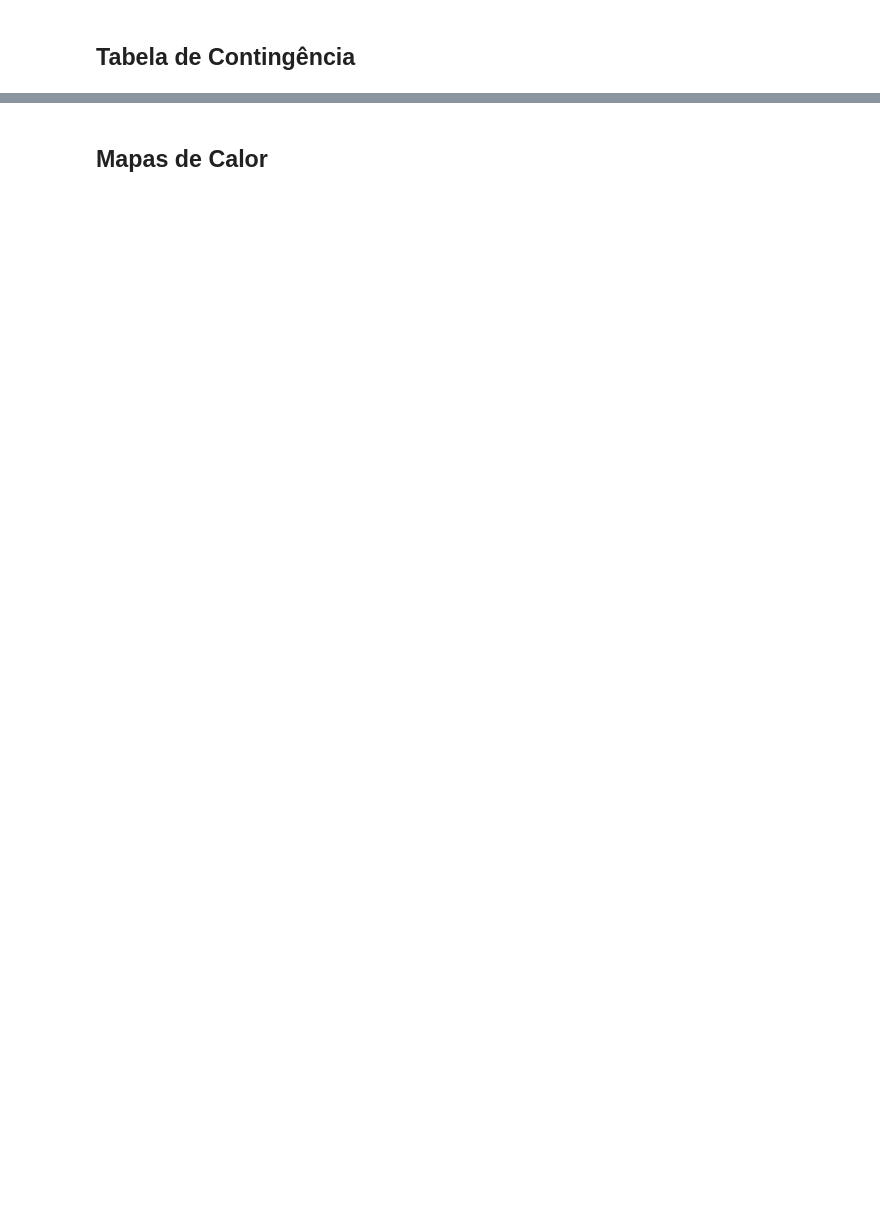
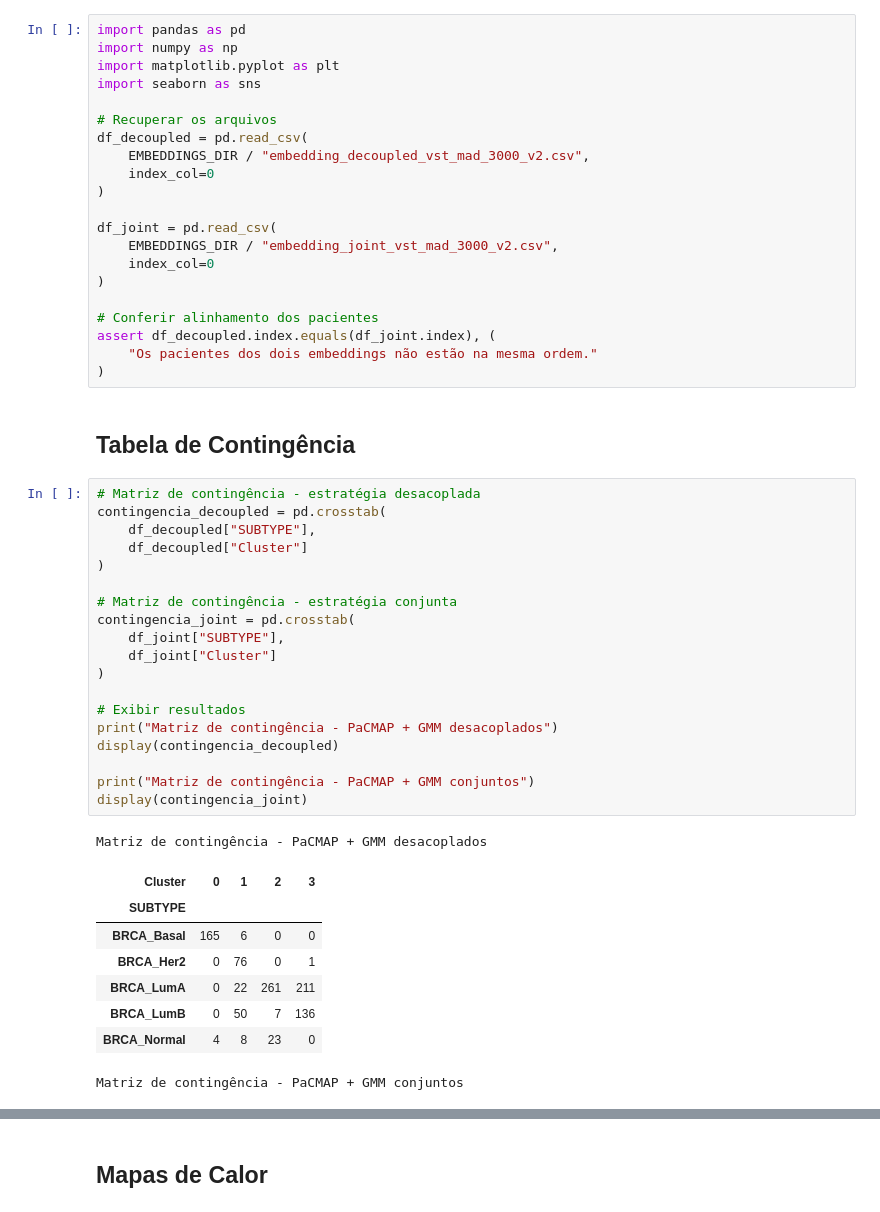
Before and after one commit to Tanigava/Disserta-o, a Jupyter notebook: notebooks/comparação.ipynb, the cells around one changed output, grey strips where cells are left out. Saved outputs shown, nothing was run; the diff lists cells and outputs as text; blank space fills up the shorter version.

```diff
--- a/notebooks/comparação.ipynb
+++ b/notebooks/comparação.ipynb
@@ -180,5 +363,55 @@ Z_decoupled = embedding_decoupled.drop(
 # Confere o alinhamento
 assert embedding_joint.index.equals(embedding_decoupled.index)
 assert embedding_joint.index.equals(clinical_final.index)
+# %%
+import pandas as pd
+import numpy as np
+import matplotlib.pyplot as plt
+import seaborn as sns
+
+# Recuperar os arquivos
+df_decoupled = pd.read_csv(
+    EMBEDDINGS_DIR / "embedding_decoupled_vst_mad_3000_v2.csv",
+    index_col=0
+)
+
+df_joint = pd.read_csv(
+    EMBEDDINGS_DIR / "embedding_joint_vst_mad_3000_v2.csv",
+    index_col=0
+)
+
+# Conferir alinhamento dos pacientes
+assert df_decoupled.index.equals(df_joint.index), (
+    "Os pacientes dos dois embeddings não estão na mesma ordem."
+)
 # %% [markdown]
 ## Tabela de Contingência
+# %%
+# Matriz de contingência - estratégia desacoplada
+contingencia_decoupled = pd.crosstab(
+    df_decoupled["SUBTYPE"],
+    df_decoupled["Cluster"]
+)
+
+# Matriz de contingência - estratégia conjunta
+contingencia_joint = pd.crosstab(
+    df_joint["SUBTYPE"],
+    df_joint["Cluster"]
+)
+
+# Exibir resultados
+print("Matriz de contingência - PaCMAP + GMM desacoplados")
+display(contingencia_decoupled)
+
+print("Matriz de contingência - PaCMAP + GMM conjuntos")
+display(contingencia_joint)
+# %% [output]
+Matriz de contingência - PaCMAP + GMM desacoplados
+| Cluster | 0 | 1 | 2 | 3 |
+| SUBTYPE |  |  |  |  |
+| BRCA_Basal | 165 | 6 | 0 | 0 |
+| BRCA_Her2 | 0 | 76 | 0 | 1 |
+| BRCA_LumA | 0 | 22 | 261 | 211 |
+| BRCA_LumB | 0 | 50 | 7 | 136 |
+| BRCA_Normal | 4 | 8 | 23 | 0 |
+Matriz de contingência - PaCMAP + GMM conjuntos
```
Also changed, not shown: parts of 16 cells of this notebook, 1 other file.
